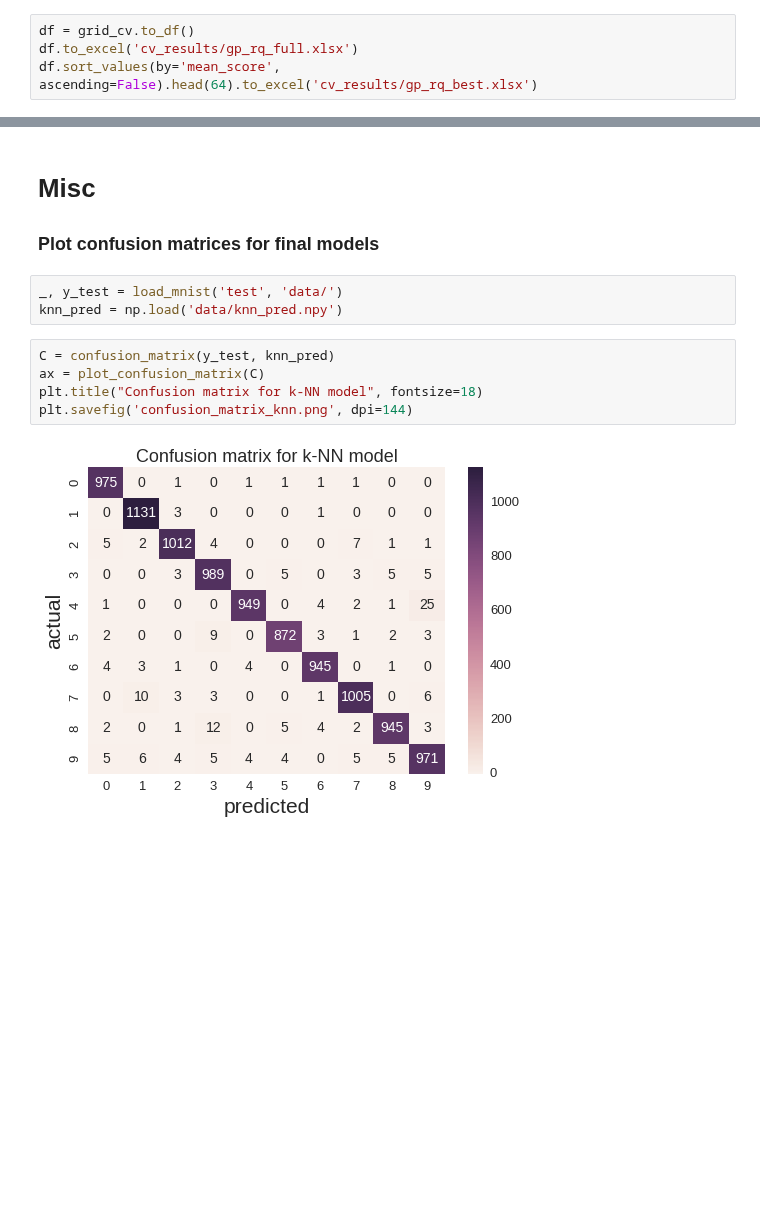
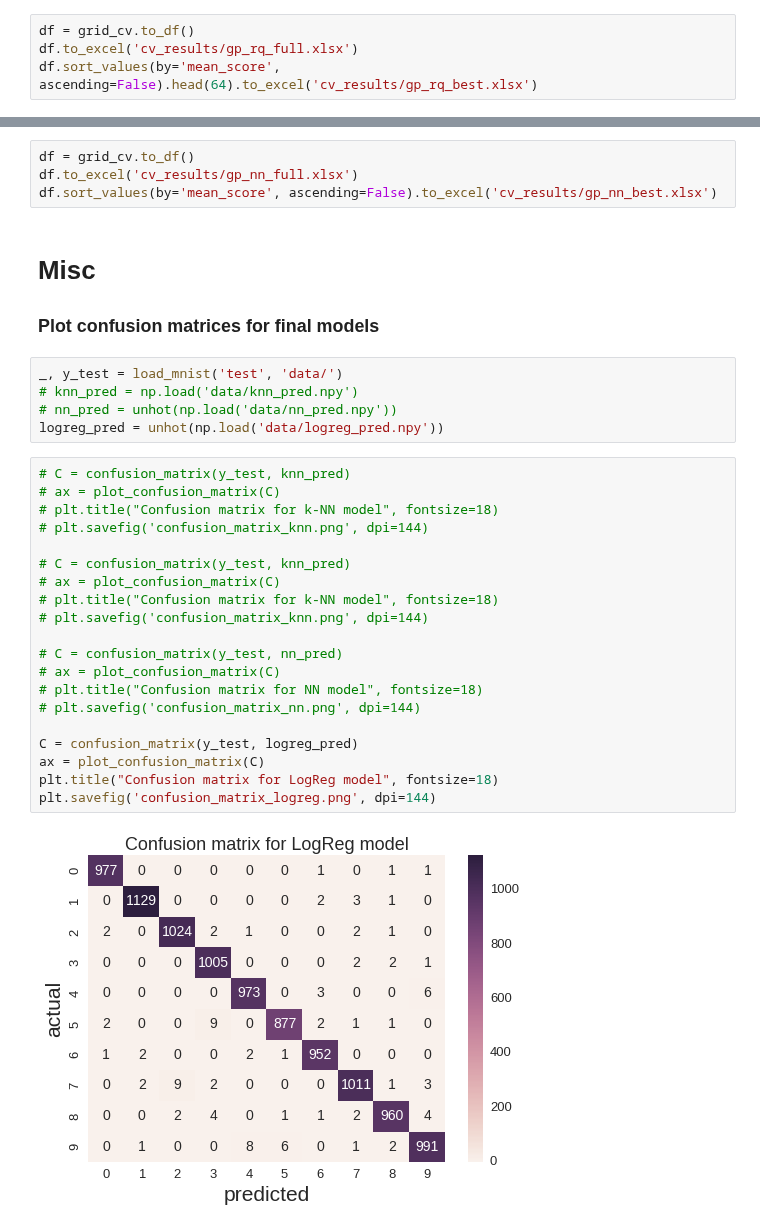
Before and after one commit to yell/mnist-challenge, a Jupyter notebook: cross_validations.ipynb, the cells around one changed output, grey strips where cells are left out. Cells and saved outputs as stored; diff of their text form; blank space fills up the shorter version.

```diff
--- a/cross_validations.ipynb
+++ b/cross_validations.ipynb
@@ -1914,13 +2163,34 @@ df.sort_values(by='mean_score', ascending=False).head(64).to_excel('cv_results/g
+# %%
+df = grid_cv.to_df()
+df.to_excel('cv_results/gp_nn_full.xlsx')
+df.sort_values(by='mean_score', ascending=False).to_excel('cv_results/gp_nn_best.xlsx')
 # %% [markdown]
 # Misc
 ### Plot confusion matrices for final models
 # %%
 _, y_test = load_mnist('test', 'data/')
-knn_pred = np.load('data/knn_pred.npy')
+# knn_pred = np.load('data/knn_pred.npy')
+# nn_pred = unhot(np.load('data/nn_pred.npy'))
+logreg_pred = unhot(np.load('data/logreg_pred.npy'))
-# %%
-C = confusion_matrix(y_test, knn_pred)
-ax = plot_confusion_matrix(C)
-plt.title("Confusion matrix for k-NN model", fontsize=18)
-plt.savefig('confusion_matrix_knn.png', dpi=144)
-# %% [output]
-[figure, removed]
+# %%
+# C = confusion_matrix(y_test, knn_pred)
+# ax = plot_confusion_matrix(C)
+# plt.title("Confusion matrix for k-NN model", fontsize=18)
+# plt.savefig('confusion_matrix_knn.png', dpi=144)
+
+# C = confusion_matrix(y_test, knn_pred)
+# ax = plot_confusion_matrix(C)
+# plt.title("Confusion matrix for k-NN model", fontsize=18)
+# plt.savefig('confusion_matrix_knn.png', dpi=144)
+
+# C = confusion_matrix(y_test, nn_pred)
+# ax = plot_confusion_matrix(C)
+# plt.title("Confusion matrix for NN model", fontsize=18)
+# plt.savefig('confusion_matrix_nn.png', dpi=144)
+
+C = confusion_matrix(y_test, logreg_pred)
+ax = plot_confusion_matrix(C)
+plt.title("Confusion matrix for LogReg model", fontsize=18)
+plt.savefig('confusion_matrix_logreg.png', dpi=144)
+# %% [output]
+[figure, added]
```
Also changed, not shown: parts of 28 cells of this notebook, 2 other files.
